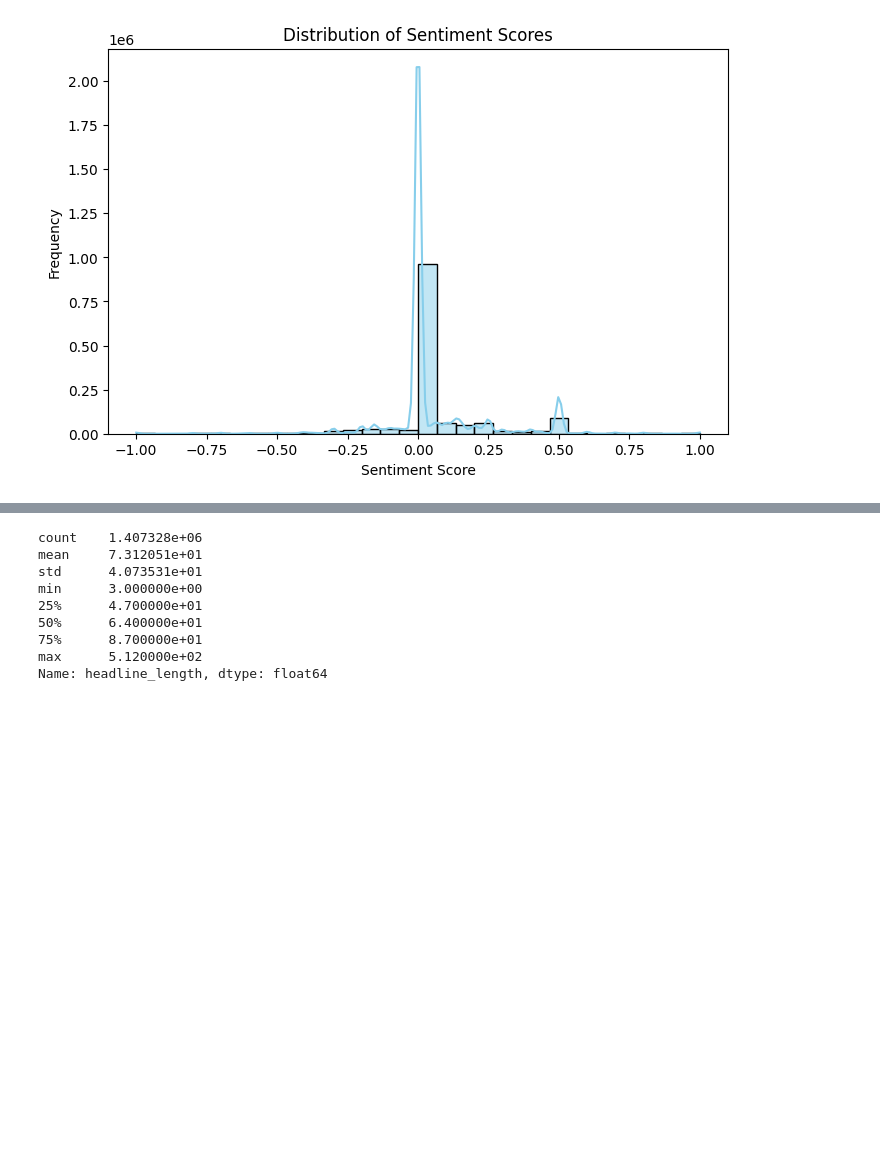
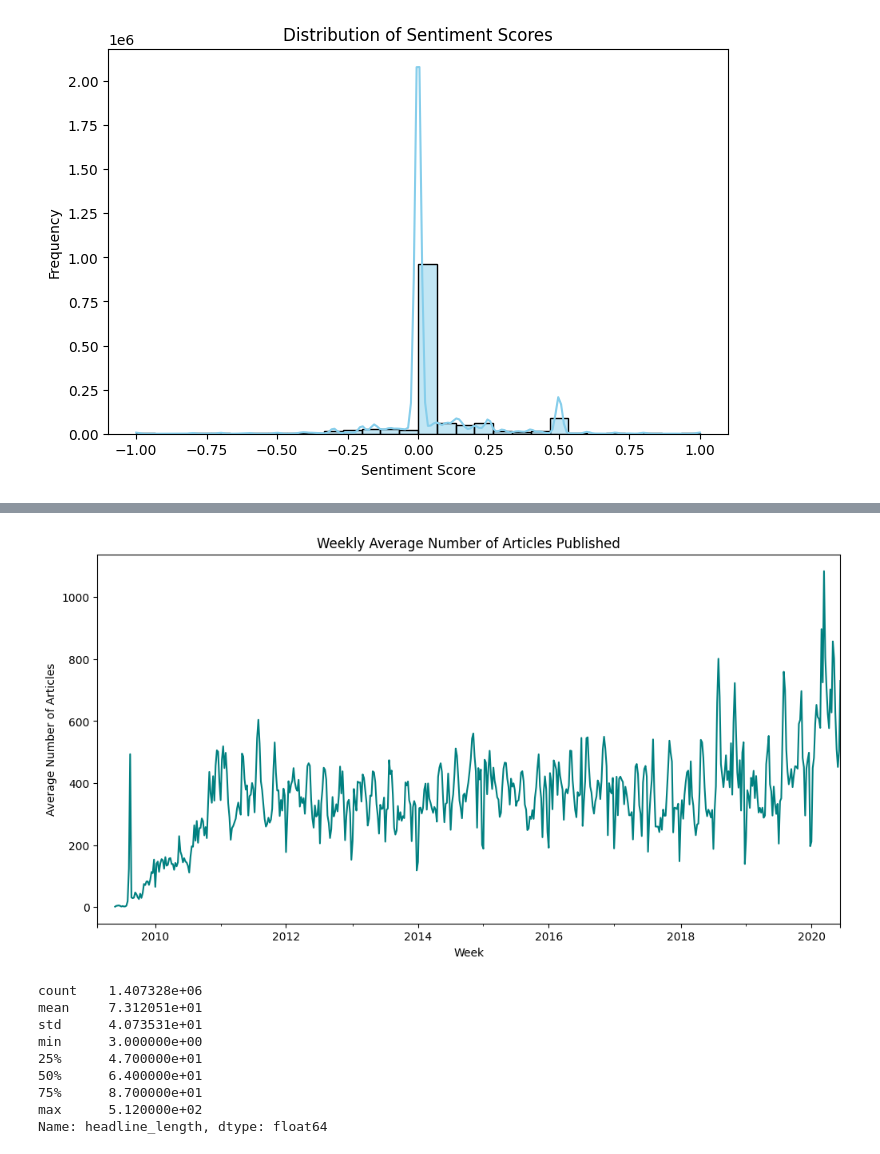
Before and after one commit to AmhaBK/stock-price-sentiment-analysis, a Jupyter notebook: notebooks/EDA.ipynb, the cells around one changed output, grey strips where cells are left out. Saved outputs shown, nothing was run; the diff lists cells and outputs as text; code cells hidden in the pictures; blank space fills up the shorter version.

```diff
--- a/notebooks/EDA.ipynb
+++ b/notebooks/EDA.ipynb
@@ -80,3 +120,19 @@ std      1.830652e-01
+# %%
+# Resampling the Data to smooth out the plot and view weekly publications overtime
+articles_per_day.index = pd.to_datetime(articles_per_day.index)
+
+# Weekly average publication frequency
+weekly_articles = articles_per_day.resample('W').mean()
+
+plt.figure(figsize=(12, 6))
+weekly_articles.plot(color='teal')
+
+plt.title('Weekly Average Number of Articles Published')
+plt.xlabel('Week')
+plt.ylabel('Average Number of Articles')
+plt.show()
+# %% [output]
+[figure, added]
 # %%
 # Add a column for headline lengths
 news_data['headline_length'] = news_data['headline'].apply(len)
```
Also changed, not shown: parts of 6 cells of this notebook.
